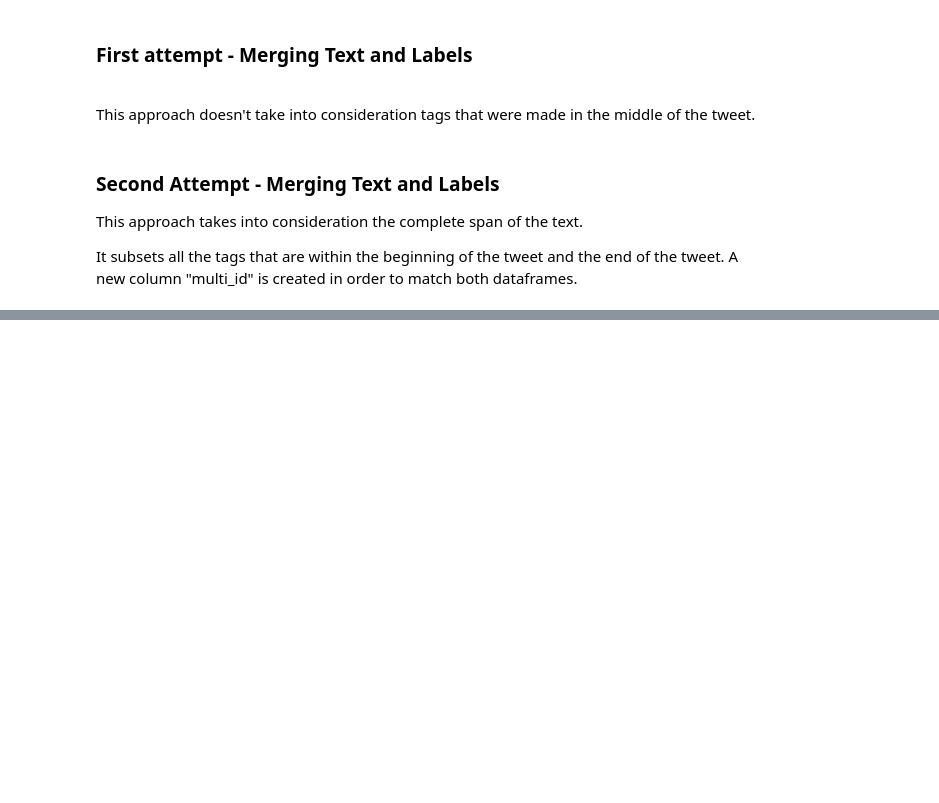
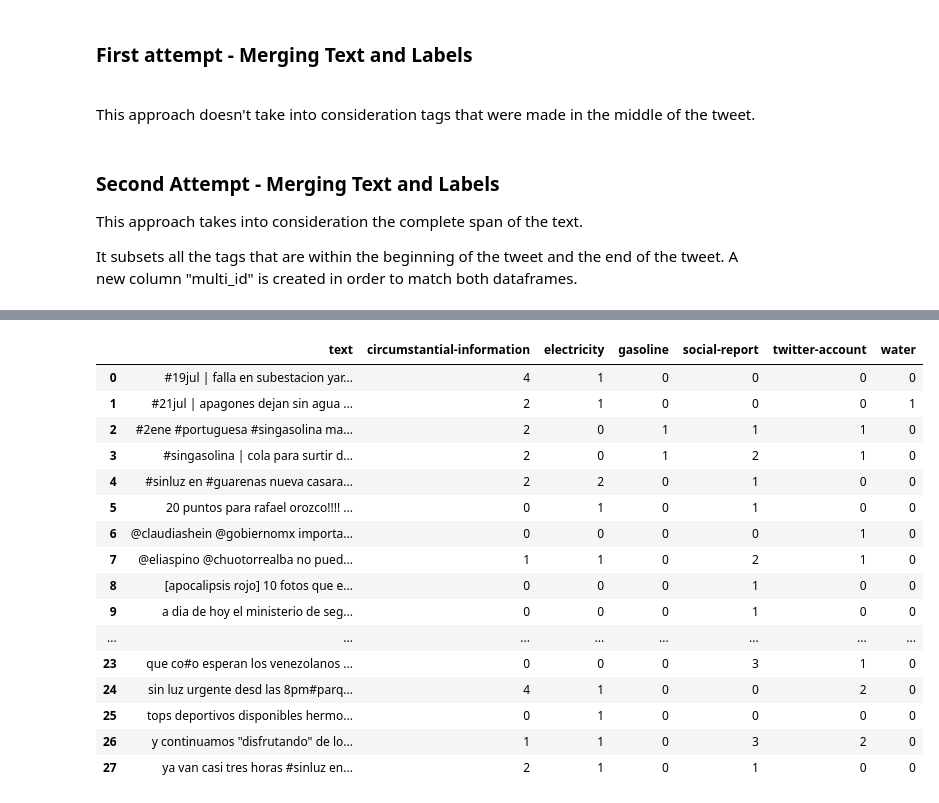
Before and after one commit to code-for-venezuela/c4v-py, a Jupyter notebook: data_analysis/Annotation Data Analysis.ipynb, the cells around one changed output, grey strips where cells are left out. Saved outputs shown, nothing was run; the diff lists cells and outputs as text; code cells hidden in the pictures; blank space fills up the shorter version.

Commit message:
helper functions module done, ready for baseline model

```diff
--- a/data_analysis/Annotation Data Analysis.ipynb
+++ b/data_analysis/Annotation Data Analysis.ipynb
@@ -545,0 +538,24 @@ pd.concat([merged['text_y'], dummies], axis = 1).groupby('text_y').sum()
+# %%
+import helper_functions
+import numpy as np
+
+helper_functions.annotation_merger(path_to_txt_file= '../brat-v1.3_Crunchy_Frog/data/first-iter/sampled_58_30.txt',
+                 path_to_ann_file= '../brat-v1.3_Crunchy_Frog/data/first-iter/sampled_58_30.ann')
+# %% [output]
+|  | text | circumstantial-information | electricity | gasoline | social-report | twitter-account | water |
+| 0 | #19jul | falla en subestacion yar... | 4 | 1 | 0 | 0 | 0 | 0 |
+| 1 | #21jul | apagones dejan sin agua ... | 2 | 1 | 0 | 0 | 0 | 1 |
+| 2 | #2ene #portuguesa #singasolina ma... | 2 | 0 | 1 | 1 | 1 | 0 |
+| 3 | #singasolina | cola para surtir d... | 2 | 0 | 1 | 2 | 1 | 0 |
+| 4 | #sinluz en #guarenas nueva casara... | 2 | 2 | 0 | 1 | 0 | 0 |
+| 5 | 20 puntos para rafael orozco!!!! ... | 0 | 1 | 0 | 1 | 0 | 0 |
+| 6 | @claudiashein @gobiernomx importa... | 0 | 0 | 0 | 0 | 1 | 0 |
+| 7 | @eliaspino @chuotorrealba no pued... | 1 | 1 | 0 | 2 | 1 | 0 |
+| 8 | [apocalipsis rojo] 10 fotos que e... | 0 | 0 | 0 | 1 | 0 | 0 |
+| 9 | a dia de hoy el ministerio de seg... | 0 | 0 | 0 | 1 | 0 | 0 |
+| ... | ... | ... | ... | ... | ... | ... | ... |
+| 23 | que co#o esperan los venezolanos ... | 0 | 0 | 0 | 3 | 1 | 0 |
+| 24 | sin luz urgente desd las 8pm#parq... | 4 | 1 | 0 | 0 | 2 | 0 |
+| 25 | tops deportivos disponibles hermo... | 0 | 1 | 0 | 0 | 0 | 0 |
+| 26 | y continuamos "disfrutando" de lo... | 1 | 1 | 0 | 3 | 2 | 0 |
+| 27 | ya van casi tres horas #sinluz en... | 2 | 1 | 0 | 1 | 0 | 0 |
```
Also changed, not shown: parts of 2 cells of this notebook, 2 other files.
